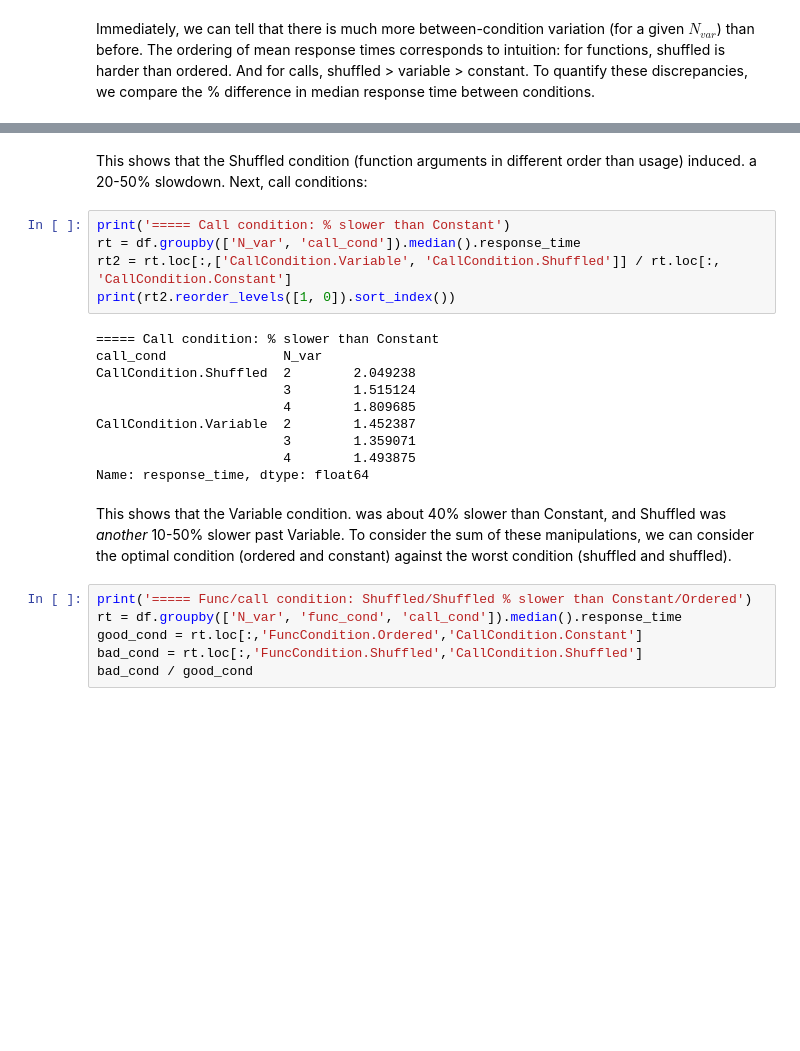
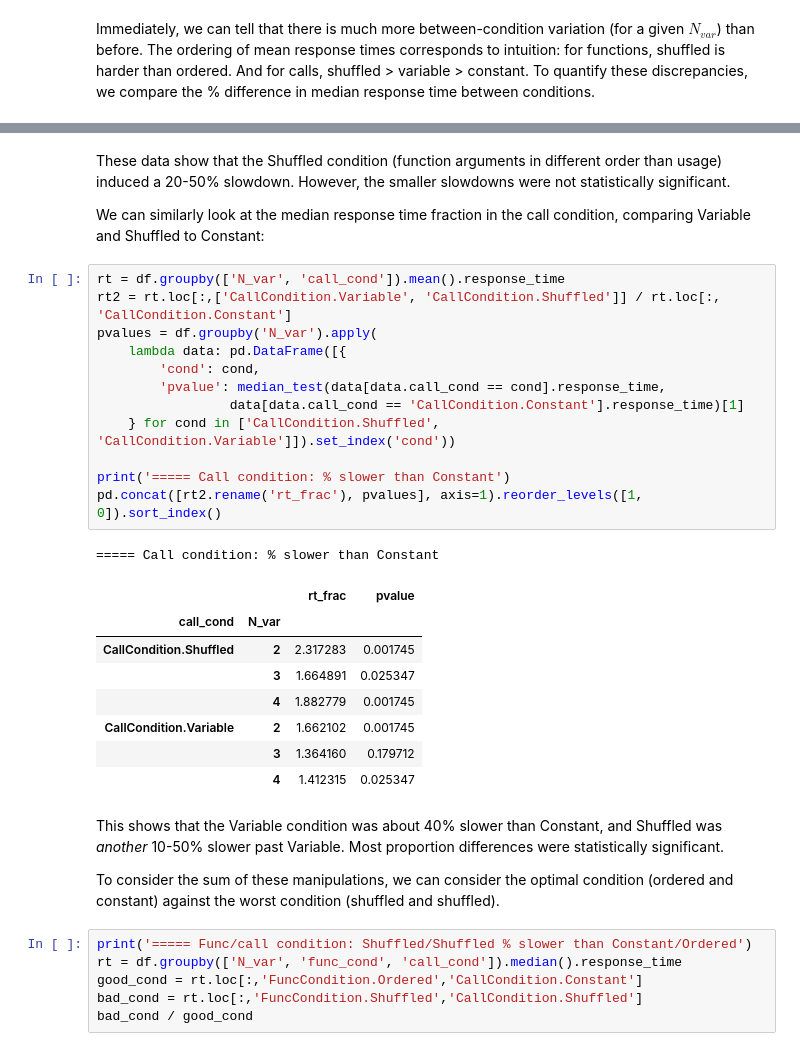
Before and after one commit to willcrichton/psypl-experiments, a Jupyter notebook: experiments/memory_program_tracing_v2.ipynb, the cells around one changed output, grey strips where cells are left out. Saved outputs shown, nothing was run; the diff lists cells and outputs as text; blank space fills up the shorter version.

```diff
--- a/experiments/memory_program_tracing_v2.ipynb
+++ b/experiments/memory_program_tracing_v2.ipynb
@@ -296,22 +318,33 @@ Name: response_time, dtype: float64
 # %% [markdown]
-This shows that the Shuffled condition (function arguments in different order than usage) induced. a 20-50% slowdown. Next, call conditions:
+These data show that the Shuffled condition (function arguments in different order than usage) induced a 20-50% slowdown. However, the smaller slowdowns were not statistically significant.
+
+We can similarly look at the median response time fraction in the call condition, comparing Variable and Shuffled to Constant:
-# %%
-print('===== Call condition: % slower than Constant')
-rt = df.groupby(['N_var', 'call_cond']).median().response_time
-rt2 = rt.loc[:,['CallCondition.Variable', 'CallCondition.Shuffled']] / rt.loc[:, 'CallCondition.Constant']
-print(rt2.reorder_levels([1, 0]).sort_index())
-# %% [output]
-===== Call condition: % slower than Constant
-call_cond               N_var
-CallCondition.Shuffled  2        2.049238
-                        3        1.515124
-                        4        1.809685
-CallCondition.Variable  2        1.452387
-                        3        1.359071
-                        4        1.493875
-Name: response_time, dtype: float64
+# %%
+rt = df.groupby(['N_var', 'call_cond']).mean().response_time
+rt2 = rt.loc[:,['CallCondition.Variable', 'CallCondition.Shuffled']] / rt.loc[:, 'CallCondition.Constant']
+pvalues = df.groupby('N_var').apply(
+    lambda data: pd.DataFrame([{
+        'cond': cond,
+        'pvalue': median_test(data[data.call_cond == cond].response_time,
+                 data[data.call_cond == 'CallCondition.Constant'].response_time)[1]
+    } for cond in ['CallCondition.Shuffled', 'CallCondition.Variable']]).set_index('cond'))
+
+print('===== Call condition: % slower than Constant')
+pd.concat([rt2.rename('rt_frac'), pvalues], axis=1).reorder_levels([1, 0]).sort_index()
+# %% [output]
+===== Call condition: % slower than Constant
+|  |  | rt_frac | pvalue |
+| call_cond | N_var |  |  |
+| CallCondition.Shuffled | 2 | 2.317283 | 0.001745 |
+|  | 3 | 1.664891 | 0.025347 |
+|  | 4 | 1.882779 | 0.001745 |
+| CallCondition.Variable | 2 | 1.662102 | 0.001745 |
+|  | 3 | 1.364160 | 0.179712 |
+|  | 4 | 1.412315 | 0.025347 |
 # %% [markdown]
-This shows that the Variable condition. was about 40% slower than Constant, and Shuffled was _another_ 10-50% slower past Variable. To consider the sum of these manipulations, we can consider the optimal condition (ordered and constant) against the worst condition (shuffled and shuffled).
+This shows that the Variable condition was about 40% slower than Constant, and Shuffled was _another_ 10-50% slower past Variable. Most proportion differences were statistically significant.
+
+To consider the sum of these manipulations, we can consider the optimal condition (ordered and constant) against the worst condition (shuffled and shuffled).
 # %%
 print('===== Func/call condition: Shuffled/Shuffled % slower than Constant/Ordered')
 rt = df.groupby(['N_var', 'func_cond', 'call_cond']).median().response_time
```
Also changed, not shown: parts of 14 cells of this notebook, 1 other file.
